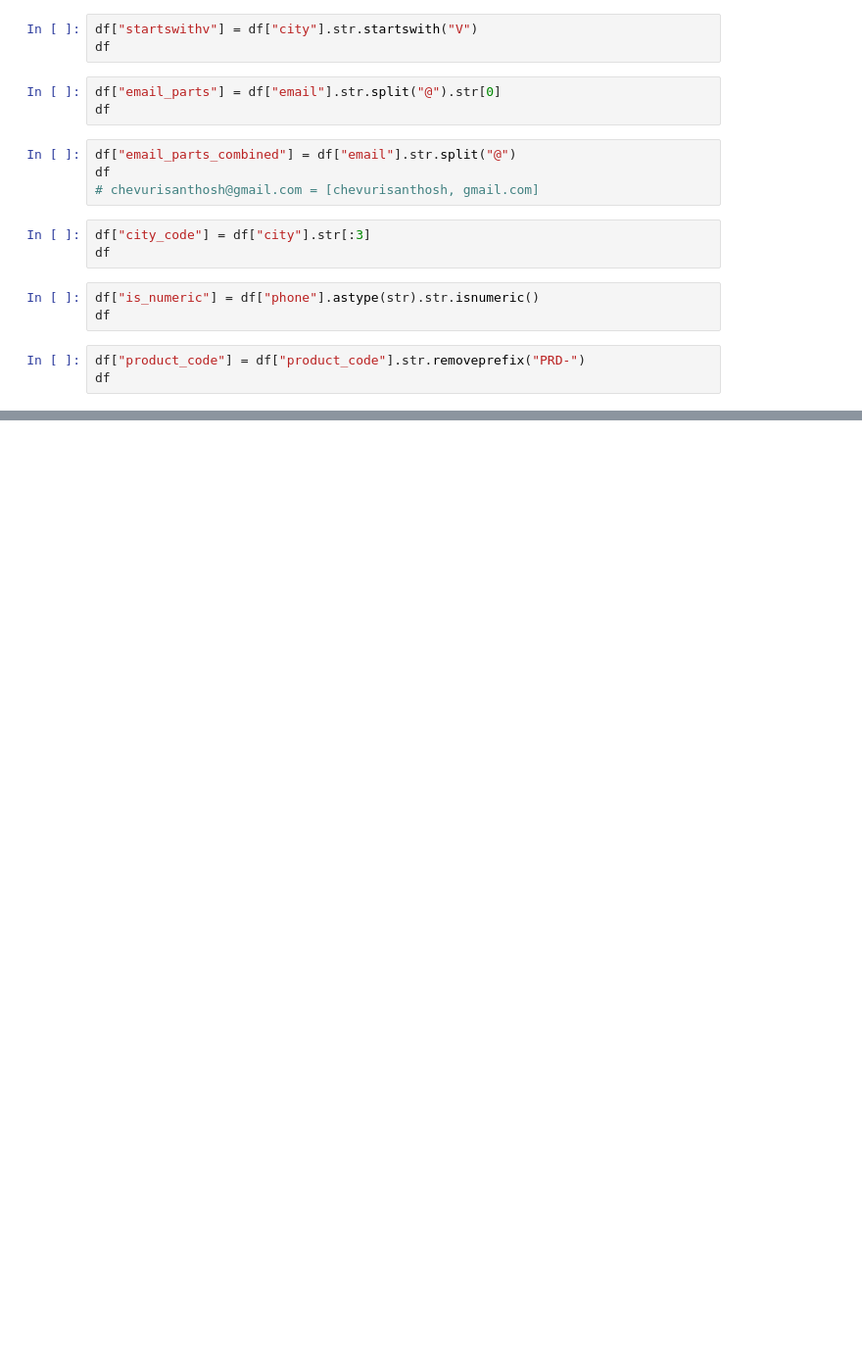
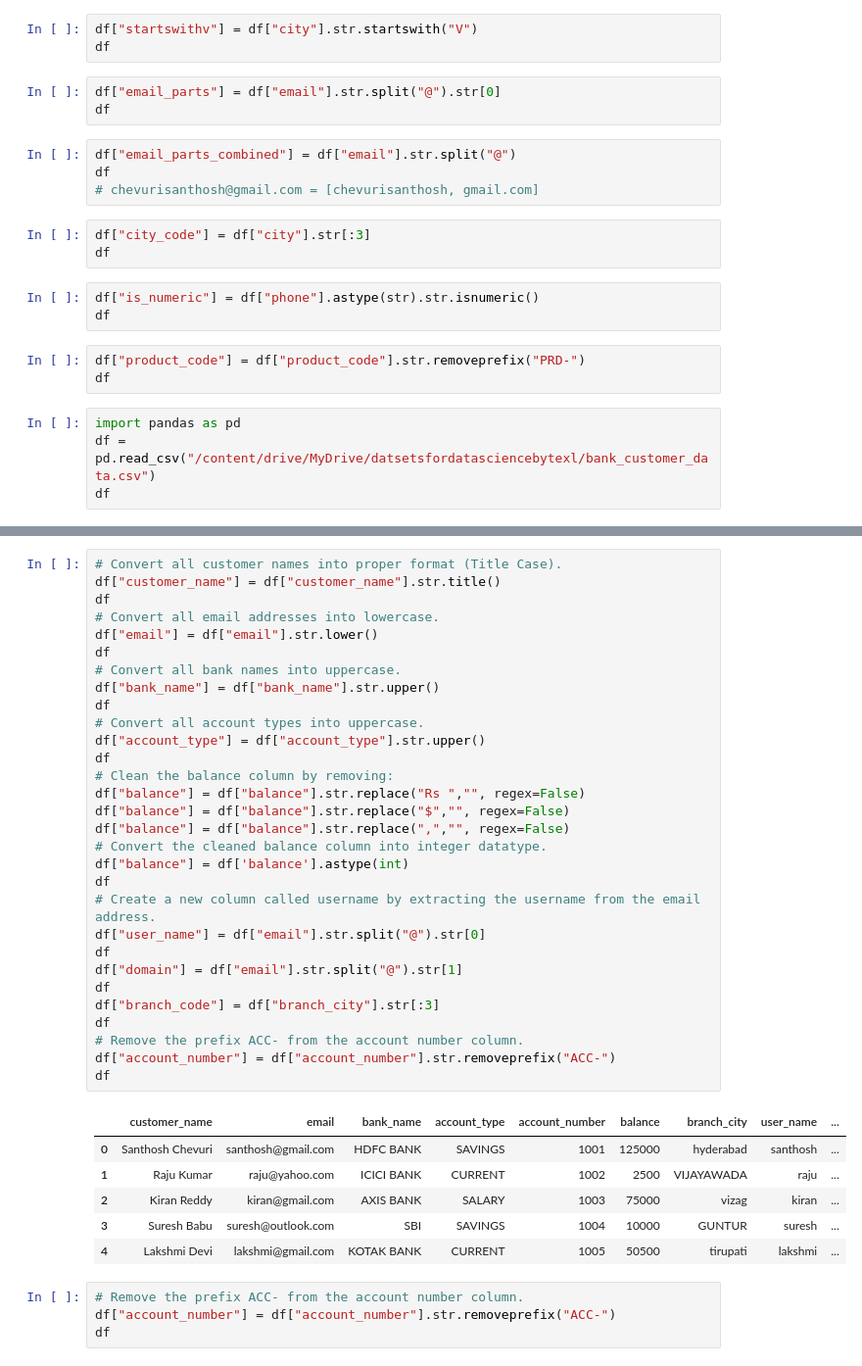
Before and after one commit to Santhoshkumar5655/datasciencelearning, a Jupyter notebook: string_processing_.ipynb, the cells around one changed output, grey strips where cells are left out. Shown at 98% size. Cells and saved outputs as stored; diff of their text form; blank space fills up the shorter version.

```diff
--- a/string_processing_.ipynb
+++ b/string_processing_.ipynb
@@ -129,3 +129,7 @@ df
 # %%
 df["product_code"] = df["product_code"].str.removeprefix("PRD-")
 df
+# %%
+import pandas as pd
+df = pd.read_csv("/content/drive/MyDrive/datsetsfordatasciencebytexl/bank_customer_data.csv")
+df
@@ -131,0 +143,41 @@ df
+# %%
+# Convert all customer names into proper format (Title Case).
+df["customer_name"] = df["customer_name"].str.title()
+df
+# Convert all email addresses into lowercase.
+df["email"] = df["email"].str.lower()
+df
+# Convert all bank names into uppercase.
+df["bank_name"] = df["bank_name"].str.upper()
+df
+# Convert all account types into uppercase.
+df["account_type"] = df["account_type"].str.upper()
+df
+# Clean the balance column by removing:
+df["balance"] = df["balance"].str.replace("Rs ","", regex=False)
+df["balance"] = df["balance"].str.replace("$","", regex=False)
+df["balance"] = df["balance"].str.replace(",","", regex=False)
+# Convert the cleaned balance column into integer datatype.
+df["balance"] = df['balance'].astype(int)
+df
+# Create a new column called username by extracting the username from the email address.
+df["user_name"] = df["email"].str.split("@").str[0]
+df
+df["domain"] = df["email"].str.split("@").str[1]
+df
+df["branch_code"] = df["branch_city"].str[:3]
+df
+# Remove the prefix ACC- from the account number column.
+df["account_number"] = df["account_number"].str.removeprefix("ACC-")
+df
+# %% [output]
+|  | customer_name | email | bank_name | account_type | account_number | balance | branch_city | user_name | ... |
+| 0 | Santhosh Chevuri | santhosh@gmail.com | HDFC BANK | SAVINGS | 1001 | 125000 | hyderabad | santhosh | ... |
+| 1 | Raju Kumar | raju@yahoo.com | ICICI BANK | CURRENT | 1002 | 2500 | VIJAYAWADA | raju | ... |
+| 2 | Kiran Reddy | kiran@gmail.com | AXIS BANK | SALARY | 1003 | 75000 | vizag | kiran | ... |
+| 3 | Suresh Babu | suresh@outlook.com | SBI | SAVINGS | 1004 | 10000 | GUNTUR | suresh | ... |
+| 4 | Lakshmi Devi | lakshmi@gmail.com | KOTAK BANK | CURRENT | 1005 | 50500 | tirupati | lakshmi | ... |
+# %%
+# Remove the prefix ACC- from the account number column.
+df["account_number"] = df["account_number"].str.removeprefix("ACC-")
+df
```
Also changed, not shown: parts of 1 cell of this notebook.
